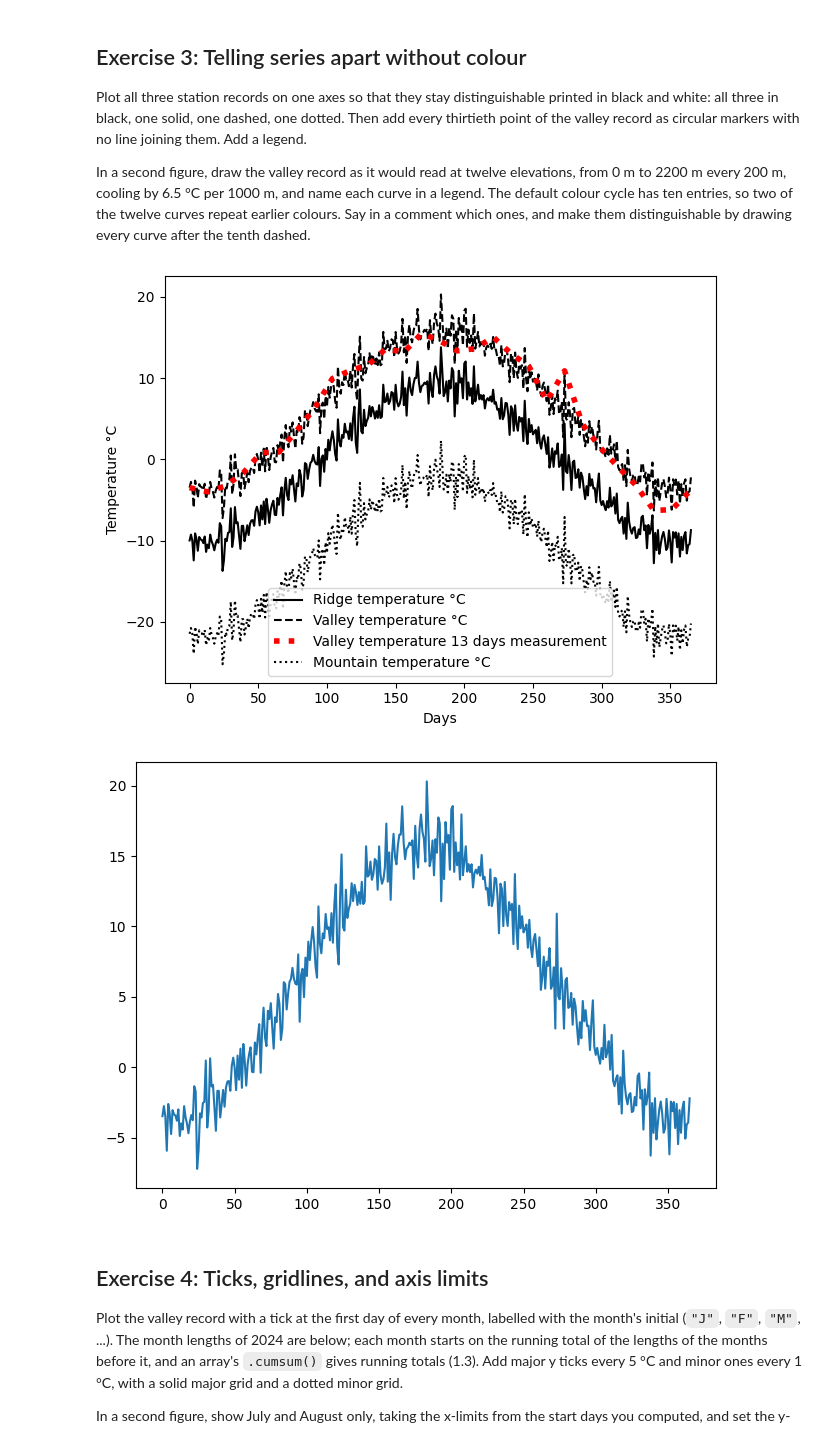
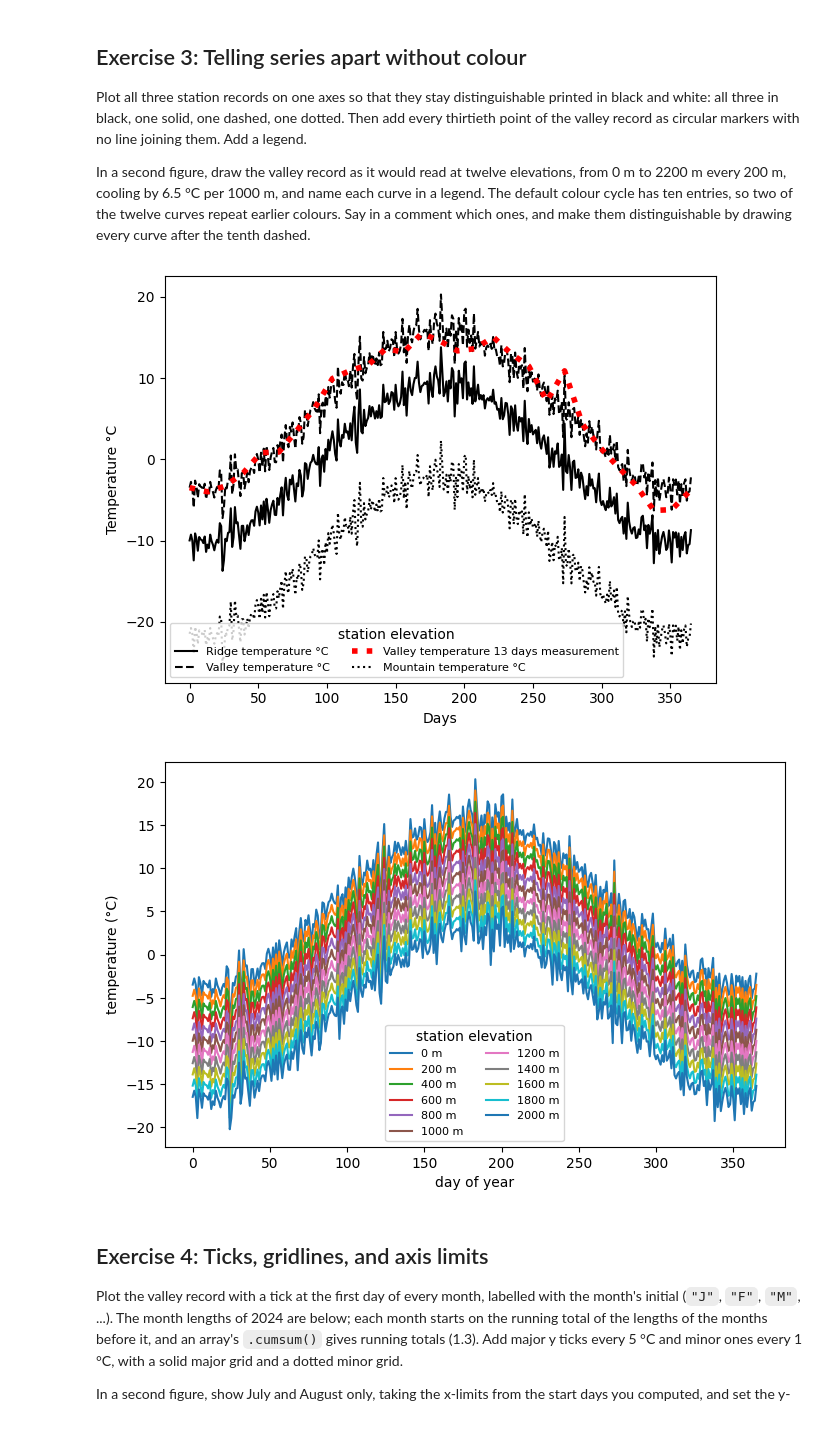
Before and after one commit to nikolaicarrion/2026_Intro_Python, a Jupyter notebook: 1.4-matplotlib-and-xarray-exercises.ipynb, the cells around one changed output. Drawn from its saved outputs; the diff is of its cells as text; code cells hidden in the pictures.

```diff
--- a/1.4-matplotlib-and-xarray-exercises.ipynb
+++ b/1.4-matplotlib-and-xarray-exercises.ipynb
@@ -120,31 +120,38 @@ which ones, and make them distinguishable by drawing every curve after the tenth
 # %%
 fig, ax = plt.subplots()
 
 ax.plot(days, ridge_celsius, c = "k", linestyle = "solid", label = "Ridge temperature °C" )
 
 ax.plot(days, valley_celsius, c = "k", linestyle = "dashed", label = "Valley temperature °C")
 ax.plot(days[::13], valley_celsius[::13], c = "r", linestyle = "dotted", label = "Valley temperature 13 days measurement", linewidth = 4)
 
 ax.plot(days, mountain_celsius, c = "k", linestyle = "dotted", label = "Mountain temperature °C")
 
-ax.legend()
+ax.legend(ncols=2, fontsize=8, title="station elevation")
 ax.set_xlabel("Days")
 ax.set_ylabel("Temperature °C")
 
 plt.tight_layout()
 plt.show()
 
 #############################################
 
-fig, ax = plt.subplots()
+# Info
+# 12 elevations
+# 2200 / 12
+# Cooling 6.5 per 1000m
 
-ax.plot(days[valley_celsius <= 2200], valley_celsius[valley_celsius <= 2200])
-
-plt.tight_layout()
+# Second figure: valley temperatures at twelve elevations
+fig, ax = plt.subplots(figsize=(8, 5))
+for elevation_m in np.arange(0, 2200, 200):
+    ax.plot(days, valley_celsius - 6.5 * elevation_m / 1000.0, label=f"{elevation_m} m")
+ax.set_xlabel("day of year")
+ax.set_ylabel("temperature (°C)")
+ax.legend(ncols=2, fontsize=8, title="station elevation")
 plt.show()
 # %% [output]
-[figure, old version]
+[figure, new version]
-[figure, old version]
+[figure, new version]
 # %% [markdown]
 ## Exercise 4: Ticks, gridlines, and axis limits
 
```
Also changed, not shown: parts of 2 cells of this notebook.
